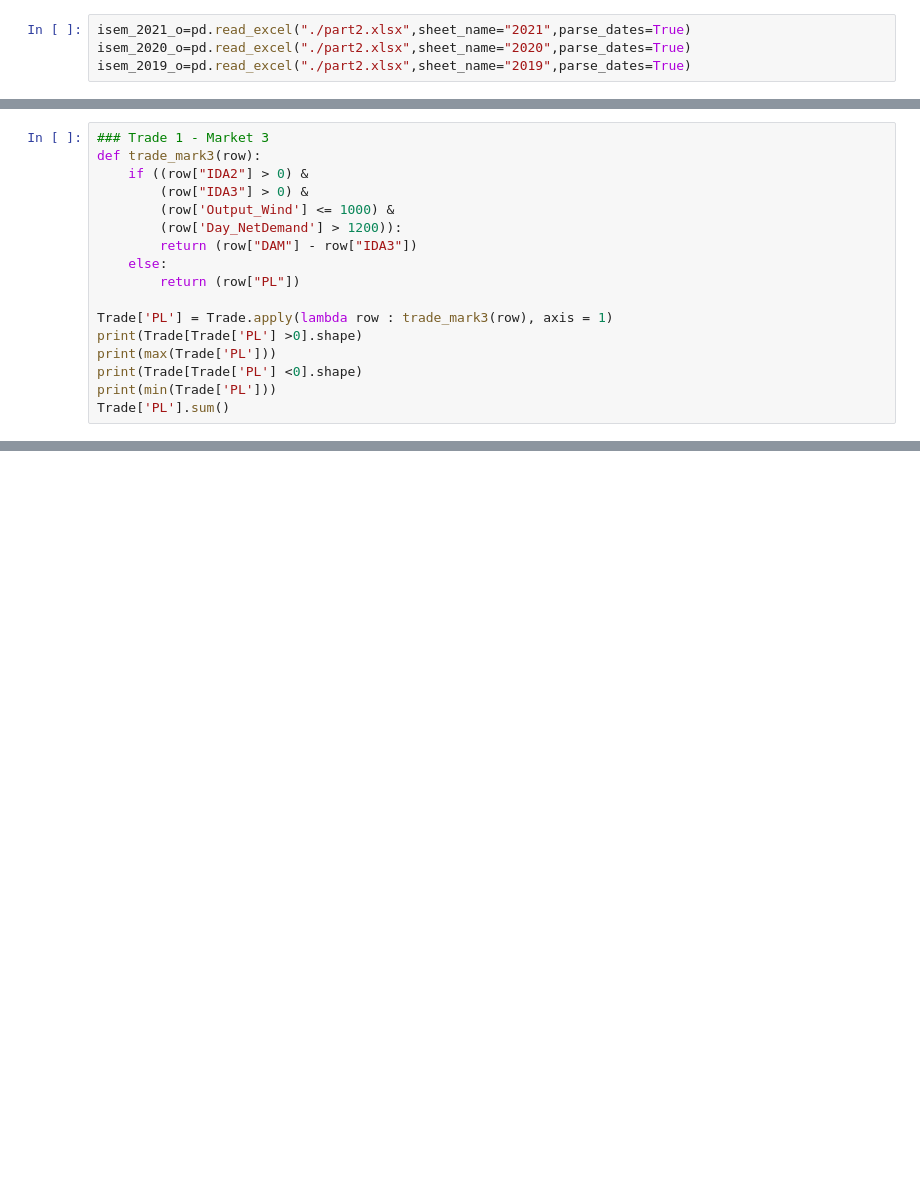
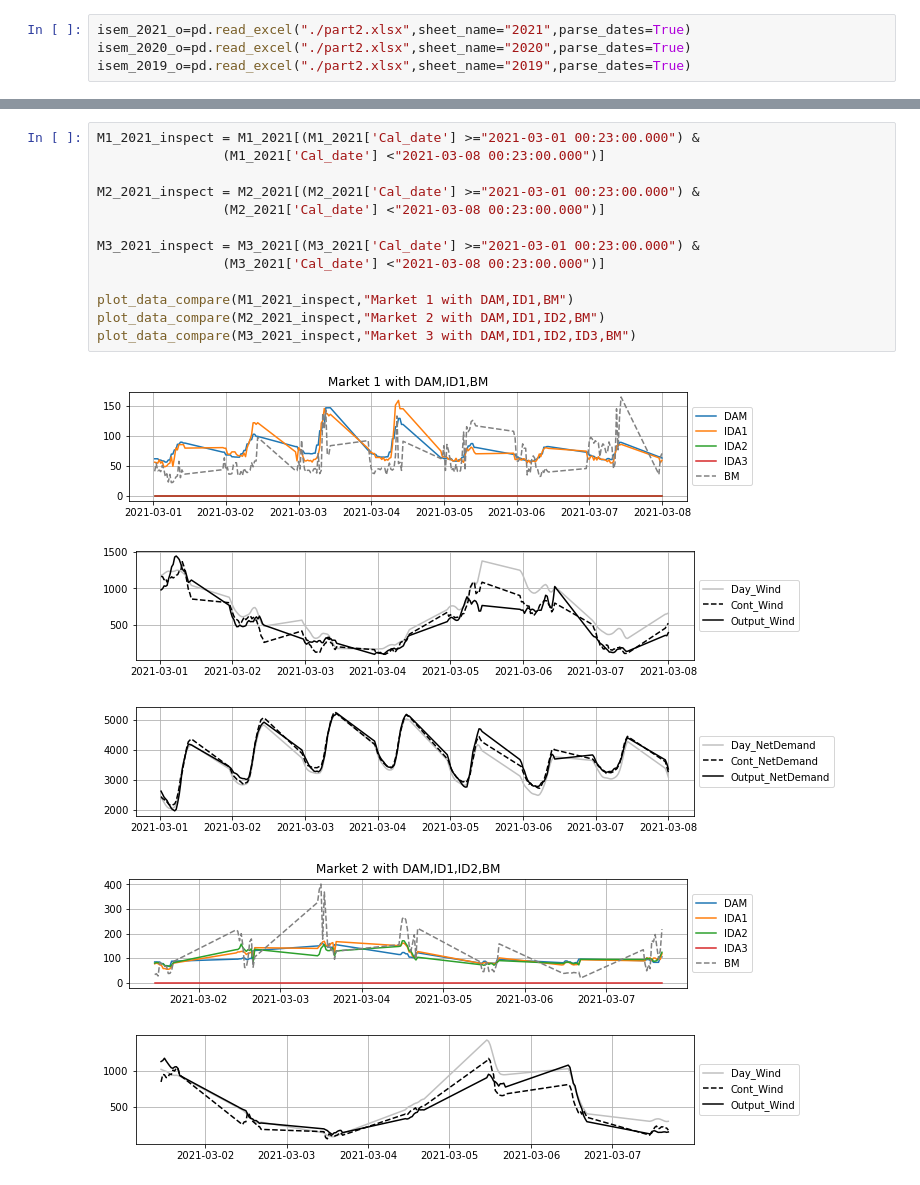
Before and after one commit to AnjuBanu/Analython3, a Jupyter notebook: dummy2.ipynb, the cells around one changed output, grey strips where cells are left out. Saved outputs shown, nothing was run; the diff lists cells and outputs as text; blank space fills up the shorter version.

```diff
--- a/dummy2.ipynb
+++ b/dummy2.ipynb
@@ -267,17 +114,0 @@ Trade['PL'].sum()
-# %%
-### Trade 1 - Market 3
-def trade_mark3(row):
-    if ((row["IDA2"] > 0) &
-        (row["IDA3"] > 0) &
-        (row['Output_Wind'] <= 1000) &
-        (row['Day_NetDemand'] > 1200)):
-        return (row["DAM"] - row["IDA3"])
-    else:
-        return (row["PL"])
-
-Trade['PL'] = Trade.apply(lambda row : trade_mark3(row), axis = 1)
-print(Trade[Trade['PL'] >0].shape)
-print(max(Trade['PL']))
-print(Trade[Trade['PL'] <0].shape)
-print(min(Trade['PL']))
-Trade['PL'].sum()
@@ -300,0 +207,19 @@ plot_netdemandforecast(info)
+# %%
+M1_2021_inspect = M1_2021[(M1_2021['Cal_date'] >="2021-03-01 00:23:00.000") &
+                (M1_2021['Cal_date'] <"2021-03-08 00:23:00.000")]
+
+M2_2021_inspect = M2_2021[(M2_2021['Cal_date'] >="2021-03-01 00:23:00.000") &
+                (M2_2021['Cal_date'] <"2021-03-08 00:23:00.000")]
+
+M3_2021_inspect = M3_2021[(M3_2021['Cal_date'] >="2021-03-01 00:23:00.000") &
+                (M3_2021['Cal_date'] <"2021-03-08 00:23:00.000")]
+
+plot_data_compare(M1_2021_inspect,"Market 1 with DAM,ID1,BM")
+plot_data_compare(M2_2021_inspect,"Market 2 with DAM,ID1,ID2,BM")
+plot_data_compare(M3_2021_inspect,"Market 3 with DAM,ID1,ID2,ID3,BM")
+# %% [output]
+[figure, added]
+[figure, added]
+[figure, added]
+[figure, added]
+[figure, added]
```
Also changed, not shown: parts of 29 cells of this notebook, 1 other file.
